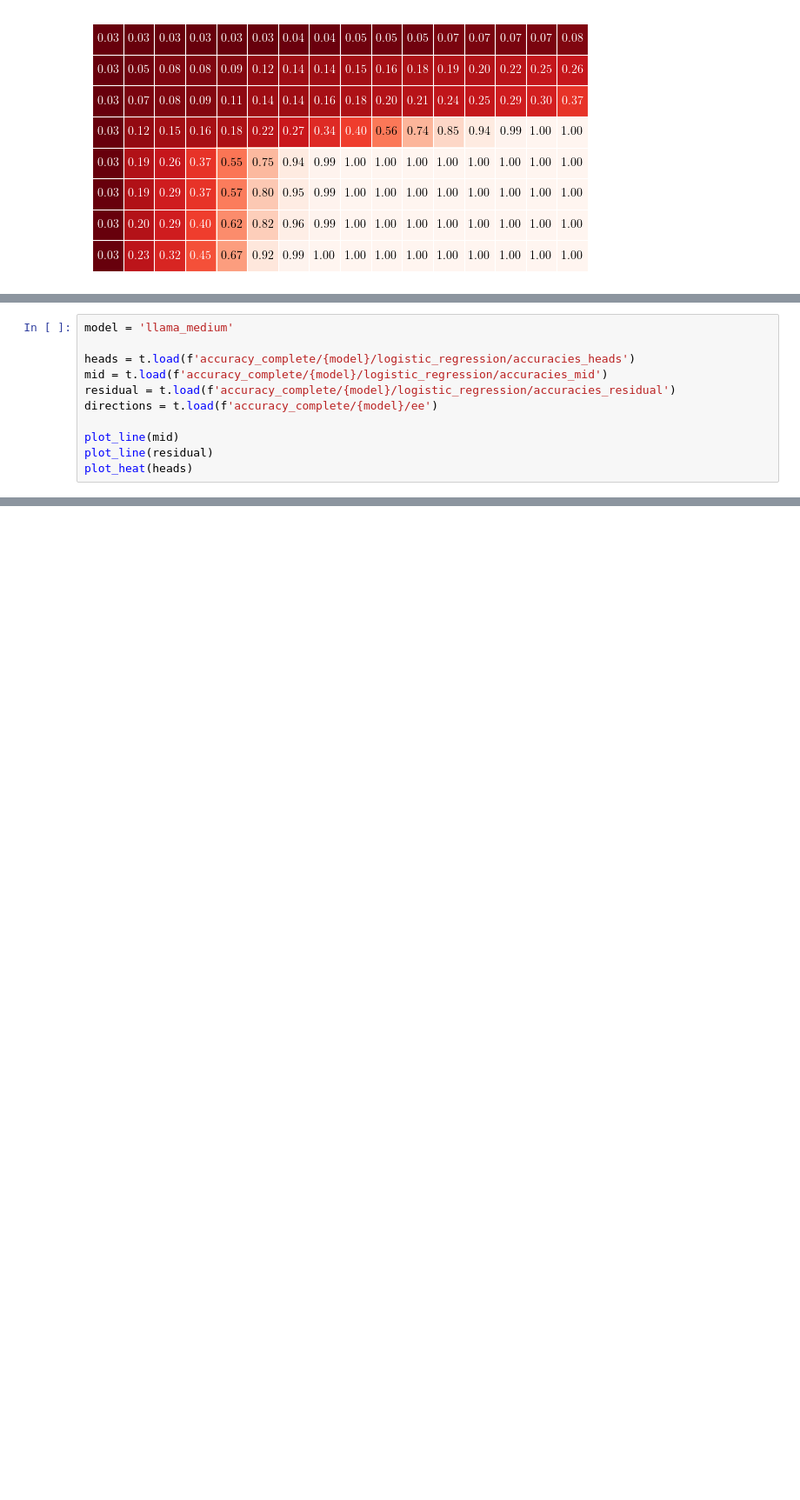
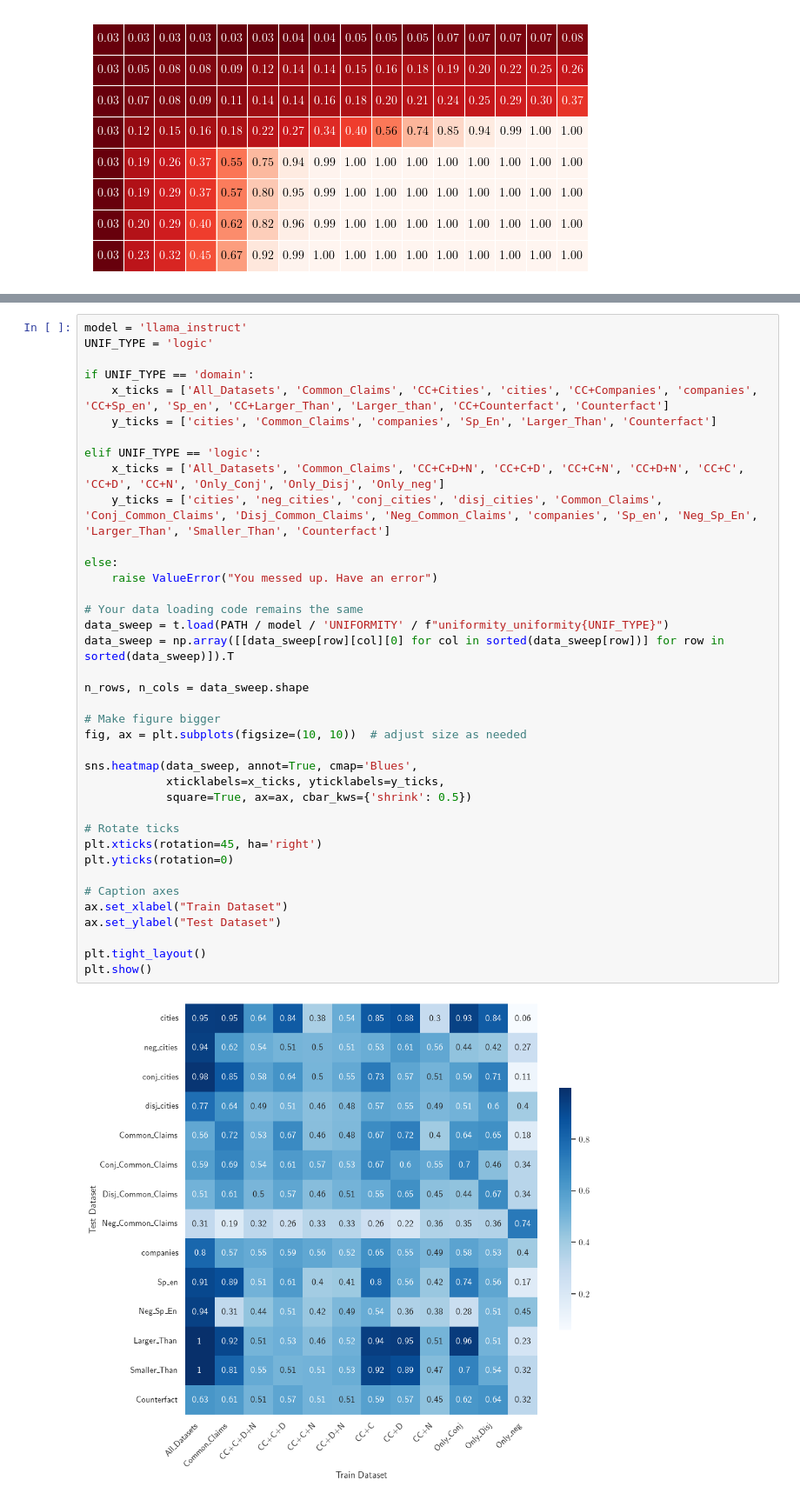
Before and after one commit to Supersheep7/tests_for_beliefs, a Jupyter notebook: test_datasets.ipynb, the cells around one changed output, grey strips where cells are left out. Shown: that part at 87% size. Saved outputs shown, nothing was run; the diff lists cells and outputs as text; blank space fills up the shorter version.

```diff
--- a/test_datasets.ipynb
+++ b/test_datasets.ipynb
@@ -273,11 +231,0 @@ plt.show()
-# %%
-model = 'llama_medium'
-
-heads = t.load(f'accuracy_complete/{model}/logistic_regression/accuracies_heads')
-mid = t.load(f'accuracy_complete/{model}/logistic_regression/accuracies_mid')
-residual = t.load(f'accuracy_complete/{model}/logistic_regression/accuracies_residual')
-directions = t.load(f'accuracy_complete/{model}/ee')
-
-plot_line(mid)
-plot_line(residual)
-plot_heat(heads)
@@ -356,0 +236,40 @@ def get_data_split(task: str, curated_dataset, probe_config, other_dataset=None,
+# %%
+model = 'llama_instruct'
+UNIF_TYPE = 'logic'
+
+if UNIF_TYPE == 'domain':
+    x_ticks = ['All_Datasets', 'Common_Claims', 'CC+Cities', 'cities', 'CC+Companies', 'companies', 'CC+Sp_en', 'Sp_en', 'CC+Larger_Than', 'Larger_than', 'CC+Counterfact', 'Counterfact']
+    y_ticks = ['cities', 'Common_Claims', 'companies', 'Sp_En', 'Larger_Than', 'Counterfact']
+
+elif UNIF_TYPE == 'logic':
+    x_ticks = ['All_Datasets', 'Common_Claims', 'CC+C+D+N', 'CC+C+D', 'CC+C+N', 'CC+D+N', 'CC+C', 'CC+D', 'CC+N', 'Only_Conj', 'Only_Disj', 'Only_neg']
+    y_ticks = ['cities', 'neg_cities', 'conj_cities', 'disj_cities', 'Common_Claims', 'Conj_Common_Claims', 'Disj_Common_Claims', 'Neg_Common_Claims', 'companies', 'Sp_en', 'Neg_Sp_En', 'Larger_Than', 'Smaller_Than', 'Counterfact']
+
+else:
+    raise ValueError("You messed up. Have an error")
+
+# Your data loading code remains the same
+data_sweep = t.load(PATH / model / 'UNIFORMITY' / f"uniformity_uniformity{UNIF_TYPE}")
+data_sweep = np.array([[data_sweep[row][col][0] for col in sorted(data_sweep[row])] for row in sorted(data_sweep)]).T
+
+n_rows, n_cols = data_sweep.shape
+
+# Make figure bigger
+fig, ax = plt.subplots(figsize=(10, 10))  # adjust size as needed
+
+sns.heatmap(data_sweep, annot=True, cmap='Blues',
+            xticklabels=x_ticks, yticklabels=y_ticks,
+            square=True, ax=ax, cbar_kws={'shrink': 0.5})
+
+# Rotate ticks
+plt.xticks(rotation=45, ha='right')
+plt.yticks(rotation=0)
+
+# Caption axes
+ax.set_xlabel("Train Dataset")
+ax.set_ylabel("Test Dataset")
+
+plt.tight_layout()
+plt.show()
+# %% [output]
+[figure, added]
```
Also changed, not shown: parts of 25 cells of this notebook, 5 other files.
